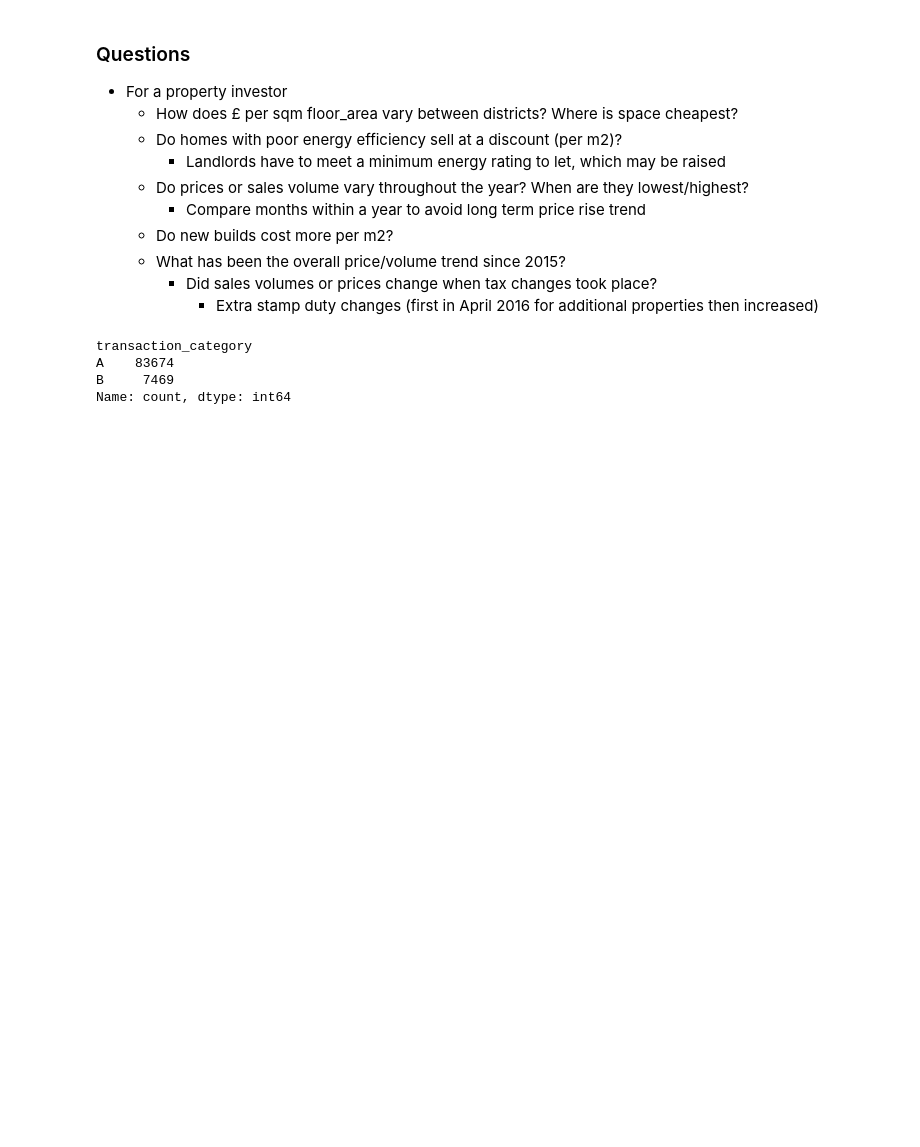
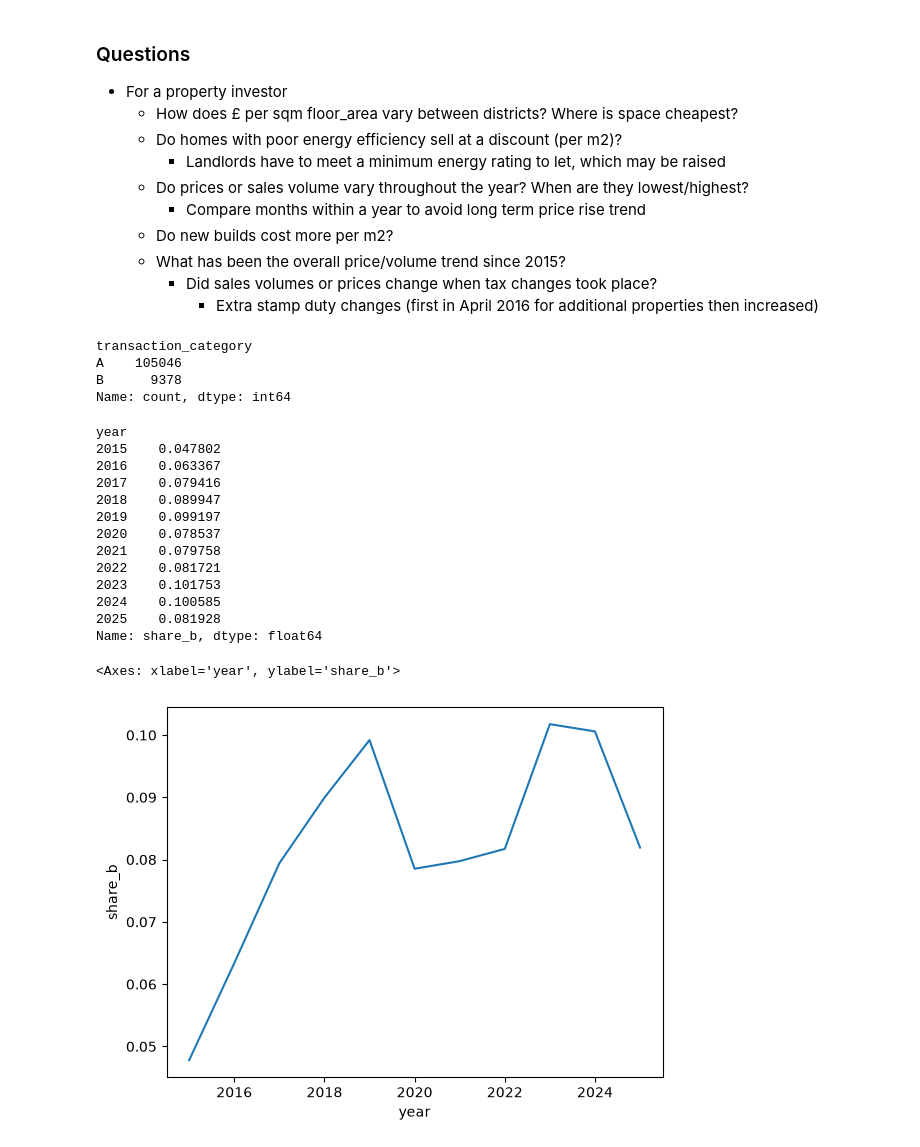
Before and after one commit to TomSCarter/oxfordshire-house-prices-dashboard, a Jupyter notebook: week_12_visuals_dashboards.ipynb, the cells around one changed output. Cells and saved outputs as stored; diff of their text form; code cells hidden in the pictures; blank space fills up the shorter version.

```diff
--- a/week_12_visuals_dashboards.ipynb
+++ b/week_12_visuals_dashboards.ipynb
@@ -12,7 +12,7 @@ import pandas as pd
 import seaborn as sns
 from matplotlib import pyplot as plt
 # %%
-loaded = pd.read_parquet('data/pp_epc_oxfordshire_2015_2025.parquet')
+loaded = pd.read_parquet('data/pp_epc_oxfordshire_2015_2025_v2.parquet')
 
 print(loaded.shape)
 print(loaded.dtypes)
@@ -50,6 +50,27 @@ dtype: object
 loaded['transaction_category'].value_counts()
 # %% [output]
 transaction_category
-A    83674
-B     7469
+A    105046
+B      9378
 Name: count, dtype: int64
+# %%
+loaded['share_b'] = (loaded['transaction_category'] == 'B')
+share_b_table = loaded.groupby('year')['share_b'].mean()
+print(share_b_table)
+sns.lineplot(share_b_table)
+# %% [output]
+year
+2015    0.047802
+2016    0.063367
+2017    0.079416
+2018    0.089947
+2019    0.099197
+2020    0.078537
+2021    0.079758
+2022    0.081721
+2023    0.101753
+2024    0.100585
+2025    0.081928
+Name: share_b, dtype: float64
+<Axes: xlabel='year', ylabel='share_b'>
+[figure, added]
```
Also changed, not shown: parts of 13 cells of this notebook, 1 other file.
